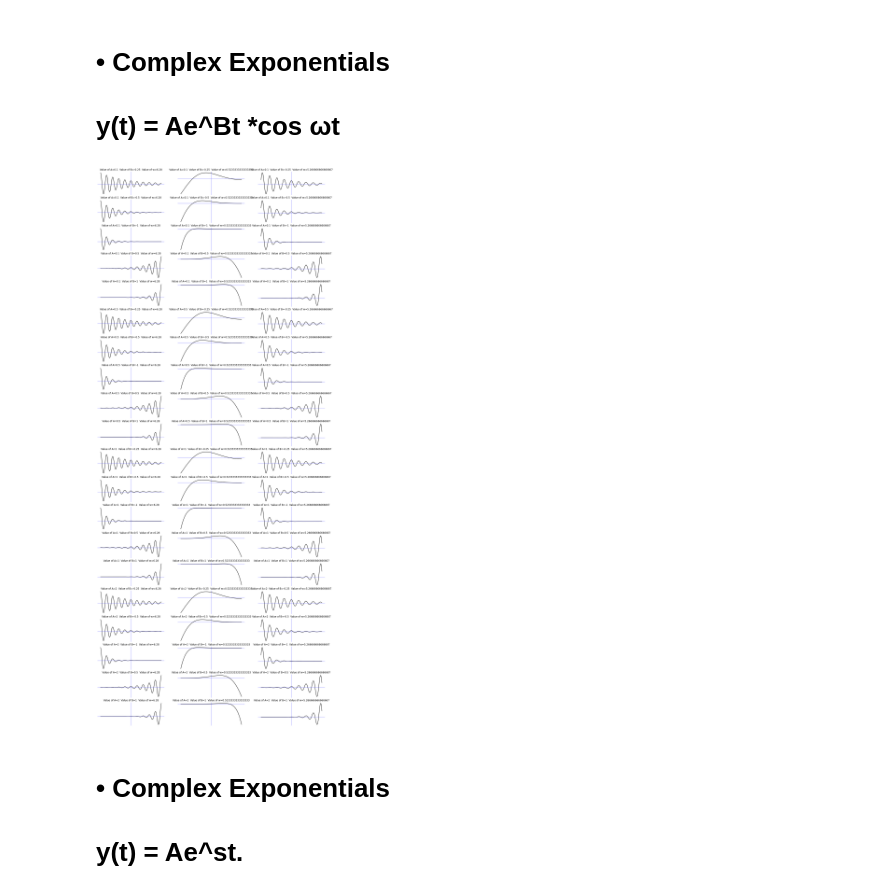
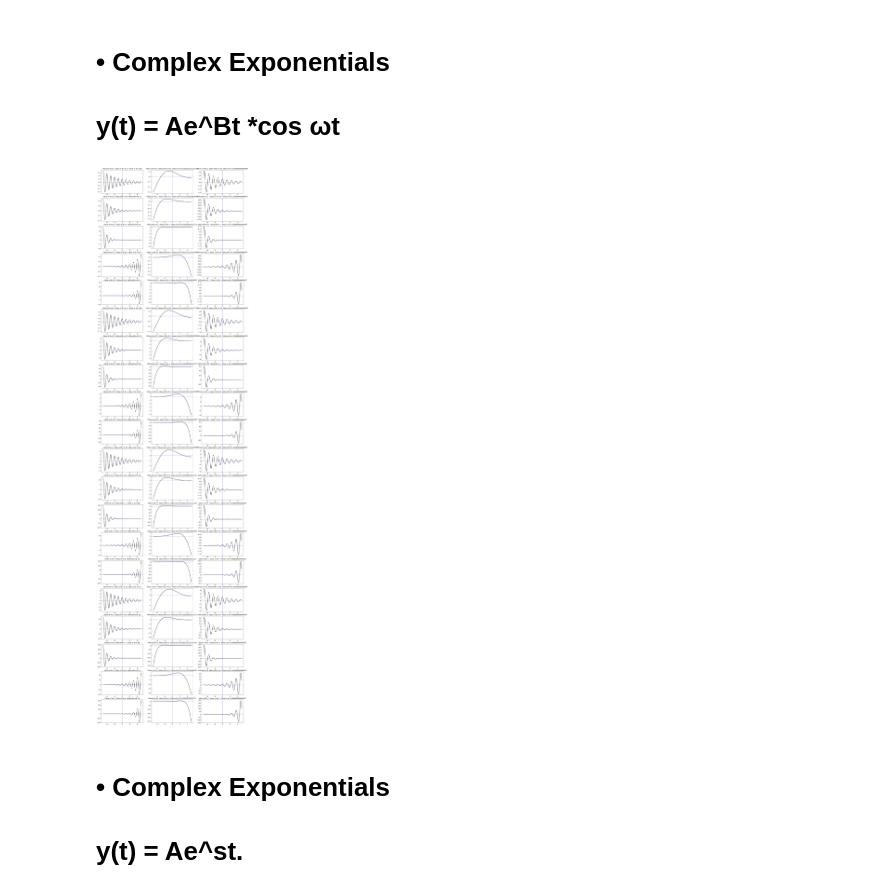
Before and after one commit to snehilsanyal/EE521, a Jupyter notebook: Assignment1/Yogesh_204102319/Assignment1.ipynb, the cells around one changed output. Saved outputs shown, nothing was run; the diff lists cells and outputs as text; code cells hidden in the pictures.

```diff
--- a/Assignment1/Yogesh_204102319/Assignment1.ipynb
+++ b/Assignment1/Yogesh_204102319/Assignment1.ipynb
@@ -339,29 +339,29 @@ Text(0, 7.1, '$x9 = x3(-t)$')
 # %%
 #Plotting y_t = A* (e^B*t)* cos(w*t)
 
 A = [0.1,0.5,1,2]
 B = [-0.25,-0.5,-1,0.5,1]
 w = [2*3.14,3.14/6,(5*3.16)/3]
 t = np.linspace(-5,5,1000)
 x = 1
-fig, axs = plt.subplots(3, 3, figsize=(20,50))
+fig, axs = plt.subplots(3, 3, figsize=(20,80))
 for i in range(len(A)):
     for j in range(len(B)):
          for k in range(len(w)):
             y_t = A[i]*np.exp(B[j]*t)*np.cos(w[k]*t)
             plt.subplot(20,3,x)
             a=A[i]
             b=B[j]
             c=w[k]
             title = "Value of A="+str(a)+"  Value of B="+str(b)+"  Value of w="+str(c)
             plt.plot(t,y_t,color='black')
             x = x+1
             plt.axhline(0,color='b',linewidth = 0.5)
             plt.axvline(0,color='b',linewidth = 0.5)
-            plt.axis("off")
+            #plt.axis("off")
             plt.title(title)
 # %% [output]
-[figure, old version]
+[figure, new version]
 # %% [markdown]
 # • Complex Exponentials
 # y(t) = Ae^st.
```
Also changed, not shown: parts of 1 cell of this notebook.
